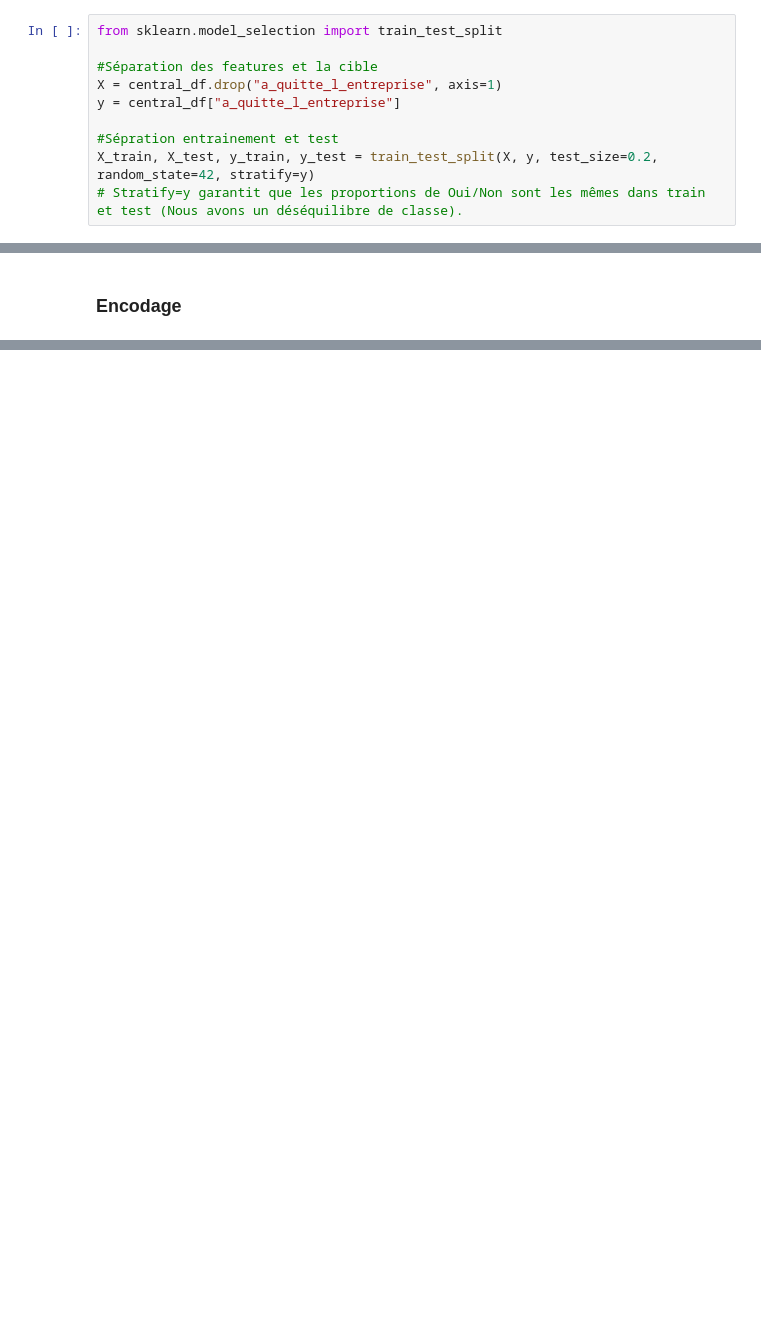
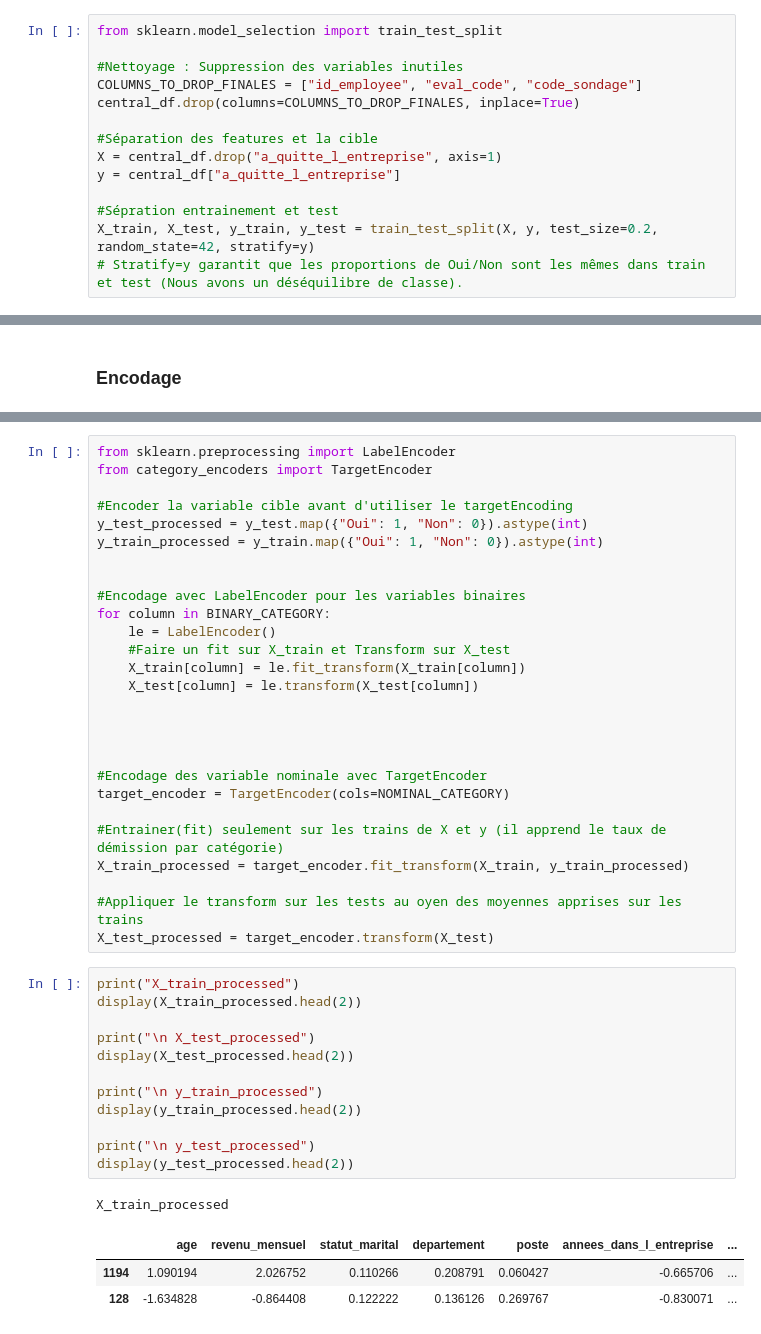
Before and after one commit to BAZAROPH/Projet-4-Classifiez-automatiquement-des-informations, a Jupyter notebook: main.ipynb, the cells around one changed output, grey strips where cells are left out. Drawn from its saved outputs; the diff is of its cells as text; blank space fills up the shorter version.

Commit message:
Encode catégorical variable

```diff
--- a/main.ipynb
+++ b/main.ipynb
@@ -718,6 +718,10 @@ Avant cette étape, nous procédons à la **séparation des données en ensemble
 Nous utilisons le paramètre `stratify` afin de **garantir une répartition équilibrée des modalités `Oui` et `Non`** de la variable cible entre les deux ensembles.
 # %%
 from sklearn.model_selection import train_test_split
+
+#Nettoyage : Suppression des variables inutiles
+COLUMNS_TO_DROP_FINALES = ["id_employee", "eval_code", "code_sondage"]
+central_df.drop(columns=COLUMNS_TO_DROP_FINALES, inplace=True)
 
 #Séparation des features et la cible
 X = central_df.drop("a_quitte_l_entreprise", axis=1)
@@ -752,0 +779,44 @@ display(X_test.head(2))
+# %%
+from sklearn.preprocessing import LabelEncoder
+from category_encoders import TargetEncoder
+
+#Encoder la variable cible avant d'utiliser le targetEncoding
+y_test_processed = y_test.map({"Oui": 1, "Non": 0}).astype(int)
+y_train_processed = y_train.map({"Oui": 1, "Non": 0}).astype(int)
+
+
+#Encodage avec LabelEncoder pour les variables binaires
+for column in BINARY_CATEGORY:
+    le = LabelEncoder()
+    #Faire un fit sur X_train et Transform sur X_test
+    X_train[column] = le.fit_transform(X_train[column])
+    X_test[column] = le.transform(X_test[column])
+
+
+
+
+#Encodage des variable nominale avec TargetEncoder
+target_encoder = TargetEncoder(cols=NOMINAL_CATEGORY)
+
+#Entrainer(fit) seulement sur les trains de X et y (il apprend le taux de démission par catégorie)
+X_train_processed = target_encoder.fit_transform(X_train, y_train_processed)
+
+#Appliquer le transform sur les tests au oyen des moyennes apprises sur les trains
+X_test_processed = target_encoder.transform(X_test)
+# %%
+print("X_train_processed")
+display(X_train_processed.head(2))
+
+print("\n X_test_processed")
+display(X_test_processed.head(2))
+
+print("\n y_train_processed")
+display(y_train_processed.head(2))
+
+print("\n y_test_processed")
+display(y_test_processed.head(2))
+# %% [output]
+X_train_processed
+|  | age | revenu_mensuel | statut_marital | departement | poste | annees_dans_l_entreprise | ... |
+| 1194 | 1.090194 | 2.026752 | 0.110266 | 0.208791 | 0.060427 | -0.665706 | ... |
+| 128 | -1.634828 | -0.864408 | 0.122222 | 0.136126 | 0.269767 | -0.830071 | ... |
```
Also changed, not shown: parts of 4 cells of this notebook, 4 other files.
